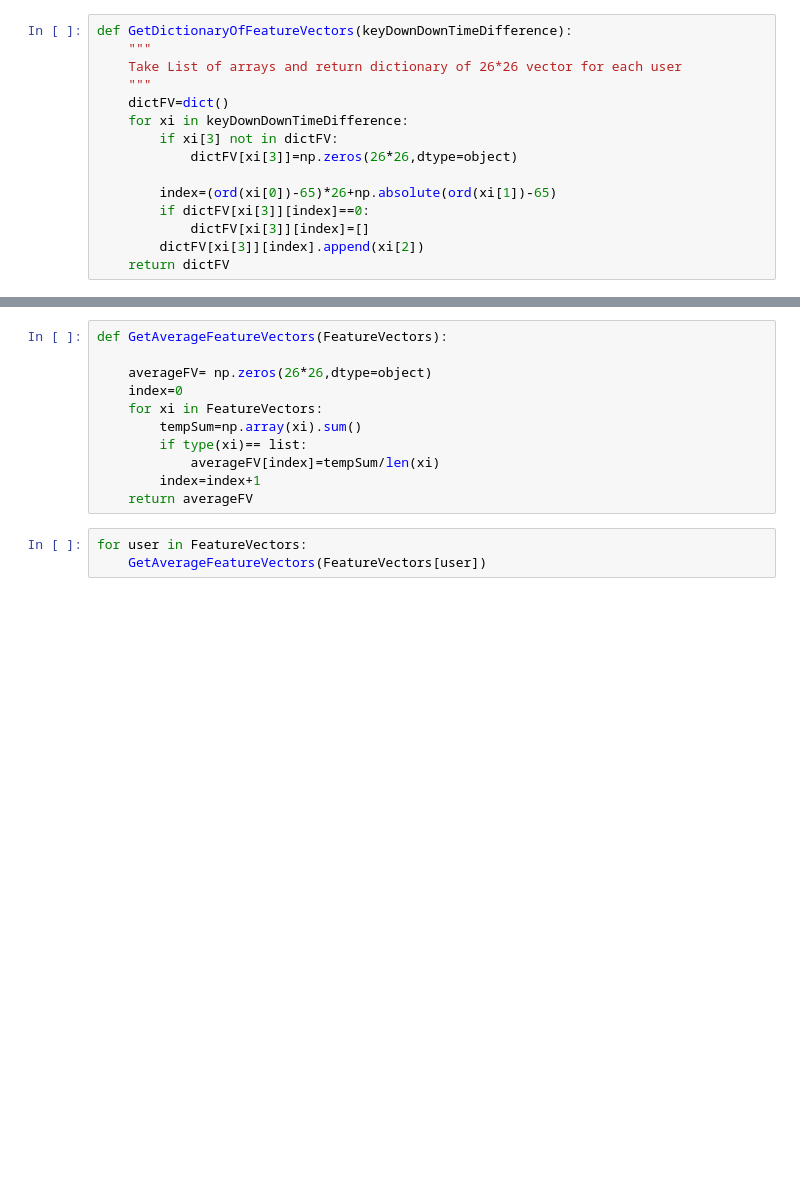
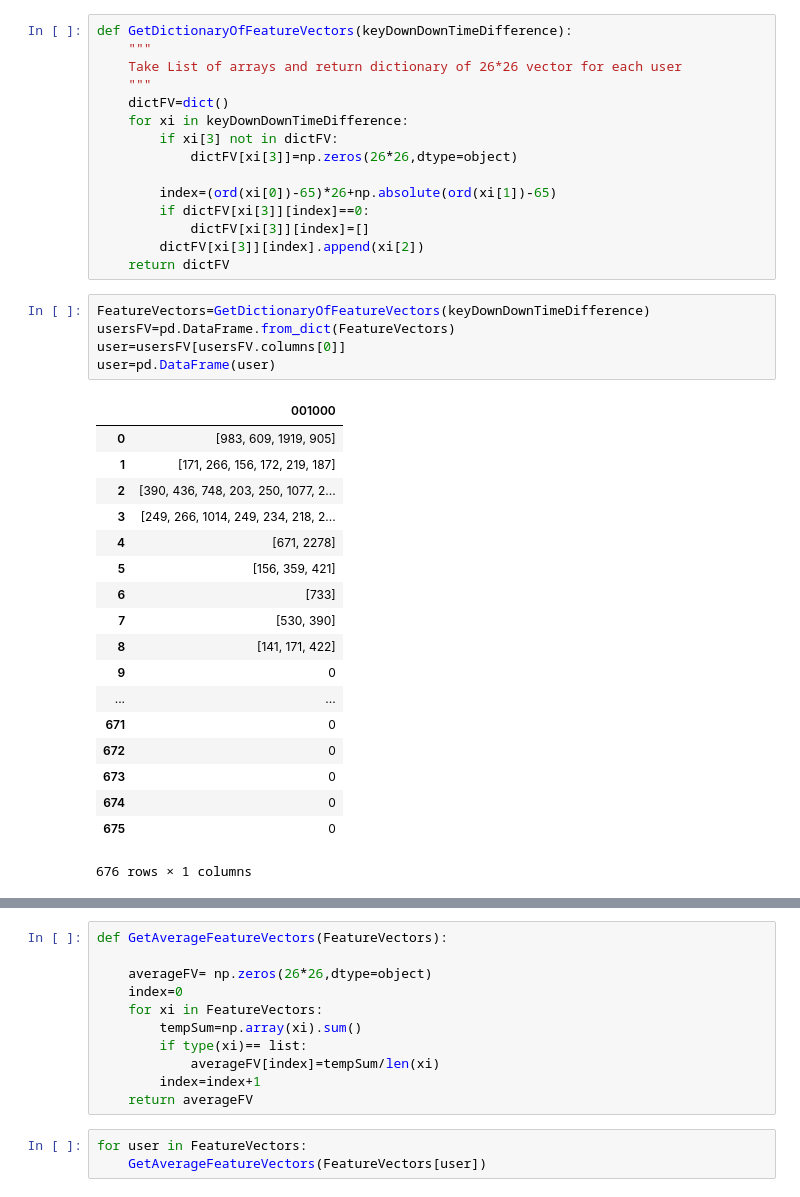
Before and after one commit to UsmanRehmat/Keystroke-authentication, a Jupyter notebook: GMM.ipynb, the cells around one changed output, grey strips where cells are left out. Drawn from its saved outputs; the diff is of its cells as text; blank space fills up the shorter version.

```diff
--- a/GMM.ipynb
+++ b/GMM.ipynb
@@ -98,6 +157,30 @@ def GetDictionaryOfFeatureVectors(keyDownDownTimeDifference):
             dictFV[xi[3]][index]=[]
         dictFV[xi[3]][index].append(xi[2])
     return dictFV
+# %%
+FeatureVectors=GetDictionaryOfFeatureVectors(keyDownDownTimeDifference)
+usersFV=pd.DataFrame.from_dict(FeatureVectors)
+user=usersFV[usersFV.columns[0]]
+user=pd.DataFrame(user)
+# %% [output]
+|  | 001000 |
+| 0 | [983, 609, 1919, 905] |
+| 1 | [171, 266, 156, 172, 219, 187] |
+| 2 | [390, 436, 748, 203, 250, 1077, 2... |
+| 3 | [249, 266, 1014, 249, 234, 218, 2... |
+| 4 | [671, 2278] |
+| 5 | [156, 359, 421] |
+| 6 | [733] |
+| 7 | [530, 390] |
+| 8 | [141, 171, 422] |
+| 9 | 0 |
+| ... | ... |
+| 671 | 0 |
+| 672 | 0 |
+| 673 | 0 |
+| 674 | 0 |
+| 675 | 0 |
+676 rows × 1 columns
 # %%
 FeatureVectors=GetDictionaryOfFeatureVectors(keyDownDownTimeDifference)
 usersFV=pd.DataFrame.from_dict(FeatureVectors)
```
Also changed, not shown: parts of 23 cells of this notebook.
